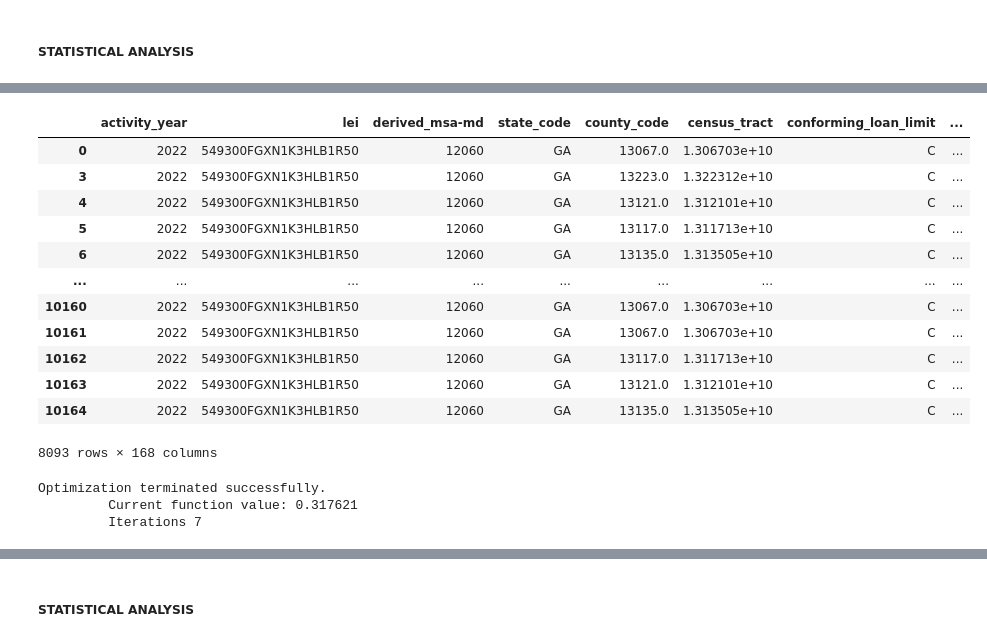
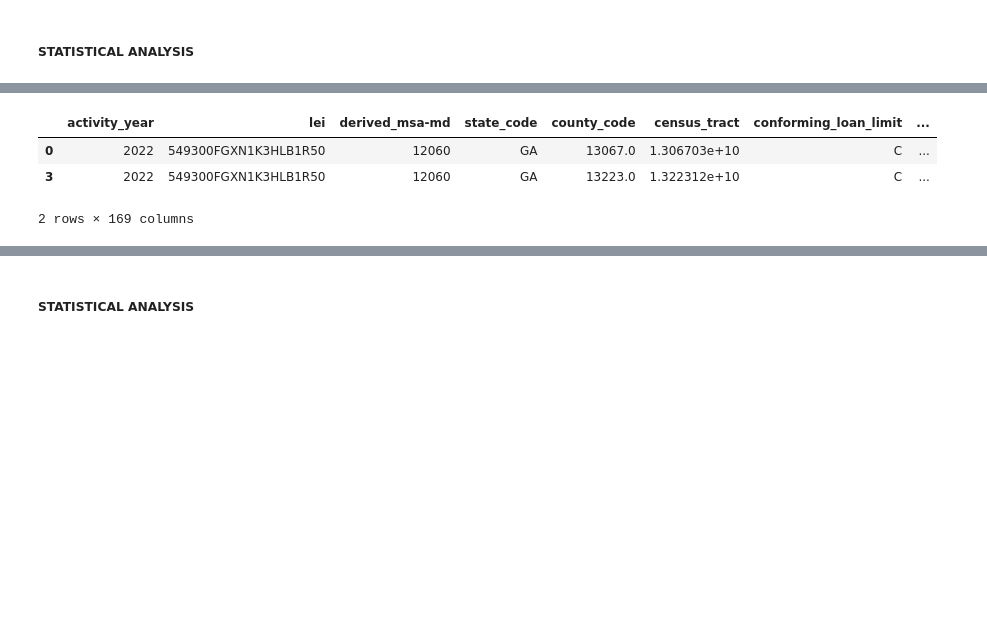
Before and after one commit to catdgomez/redlined_by_algorithm, a Jupyter notebook: notebooks/redlined_by_algorithm_exploratory.ipynb, the cells around one changed output, grey strips where cells are left out. Cells and saved outputs as stored; diff of their text form; code cells hidden in the pictures; blank space fills up the shorter version.

```diff
--- a/notebooks/redlined_by_algorithm_exploratory.ipynb
+++ b/notebooks/redlined_by_algorithm_exploratory.ipynb
@@ -308,2 +365,2 @@ array([2])
 # %%
-hmda_2022_credit_score_co = hmda_2022_credit_score_co[hmda_2022_credit_score_co['open-end_line_of_credit'] == 2]
+hmda_2022_credit_score_co = hmda_2022_credit_score_co[hmda_2022_credit_score_co['open_end_line_of_credit'] == 2]
@@ -1070,0 +1759,5 @@ dtype('float64')
+# %%
+list_of_values_to_keep = [1,2,6]
+
+hmda_ohe_all = hmda_ohe_all[hmda_ohe_all['applicant_sex'].isin(list_of_values_to_keep)]
+hmda_ohe_all['applicant_sex'].unique()
@@ -1070,0 +1766,2 @@ dtype('float64')
+# %%
+hmda_ohe_all['gender'] = hmda_ohe_all['applicant_sex']
@@ -1070,0 +1789,2 @@ dtype('float64')
+# %%
+hmda_ohe_all = hmda_ohe_all.rename(columns={'open-end_line_of_credit': 'open_end_line_of_credit'})
@@ -1378,30 +2261,17 @@ Name: count, dtype: int64
 # %%
-hdma_hispanic_not_hispanic
+hdma_hispanic_not_hispanic.head(2)
 # %% [output]
 |  | activity_year | lei | derived_msa-md | state_code | county_code | census_tract | conforming_loan_limit | ... |
 | 0 | 2022 | 549300FGXN1K3HLB1R50 | 12060 | GA | 13067.0 | 1.306703e+10 | C | ... |
 | 3 | 2022 | 549300FGXN1K3HLB1R50 | 12060 | GA | 13223.0 | 1.322312e+10 | C | ... |
-| 4 | 2022 | 549300FGXN1K3HLB1R50 | 12060 | GA | 13121.0 | 1.312101e+10 | C | ... |
-| 5 | 2022 | 549300FGXN1K3HLB1R50 | 12060 | GA | 13117.0 | 1.311713e+10 | C | ... |
-| 6 | 2022 | 549300FGXN1K3HLB1R50 | 12060 | GA | 13135.0 | 1.313505e+10 | C | ... |
-| ... | ... | ... | ... | ... | ... | ... | ... | ... |
-| 10160 | 2022 | 549300FGXN1K3HLB1R50 | 12060 | GA | 13067.0 | 1.306703e+10 | C | ... |
-| 10161 | 2022 | 549300FGXN1K3HLB1R50 | 12060 | GA | 13067.0 | 1.306703e+10 | C | ... |
-| 10162 | 2022 | 549300FGXN1K3HLB1R50 | 12060 | GA | 13117.0 | 1.311713e+10 | C | ... |
-| 10163 | 2022 | 549300FGXN1K3HLB1R50 | 12060 | GA | 13121.0 | 1.312101e+10 | C | ... |
-| 10164 | 2022 | 549300FGXN1K3HLB1R50 | 12060 | GA | 13135.0 | 1.313505e+10 | C | ... |
-8093 rows × 168 columns
+2 rows × 169 columns
 # %%
 model_logit_ae_h = smf.logit(formula = """
                                         approved_originated_or_denied ~
                                             is_hispanic + income + C(debt_to_income_ratio) + loan_to_value_ratio +
                                             tract_minority_population_percent""", data=hdma_hispanic_not_hispanic)
 # %%
-res_ae_h = model_logit_ae_h.fit()#maxiter=200
+res_ae_h = model_logit_ae_h.fit(maxiter=1000, disp=False)#maxiter=200
-# %% [output]
-Optimization terminated successfully.
-         Current function value: 0.317621
-         Iterations 7
 # %%
 res_ae_h.summary()
 # %% [output]
```
Also changed, not shown: parts of 220 cells of this notebook.
